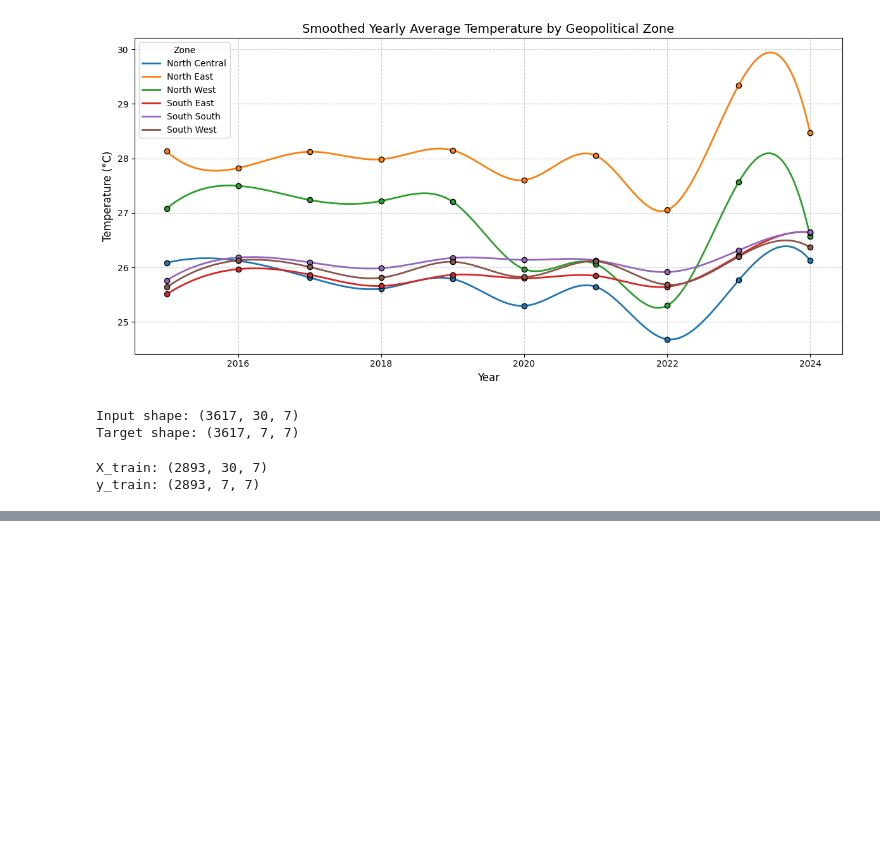
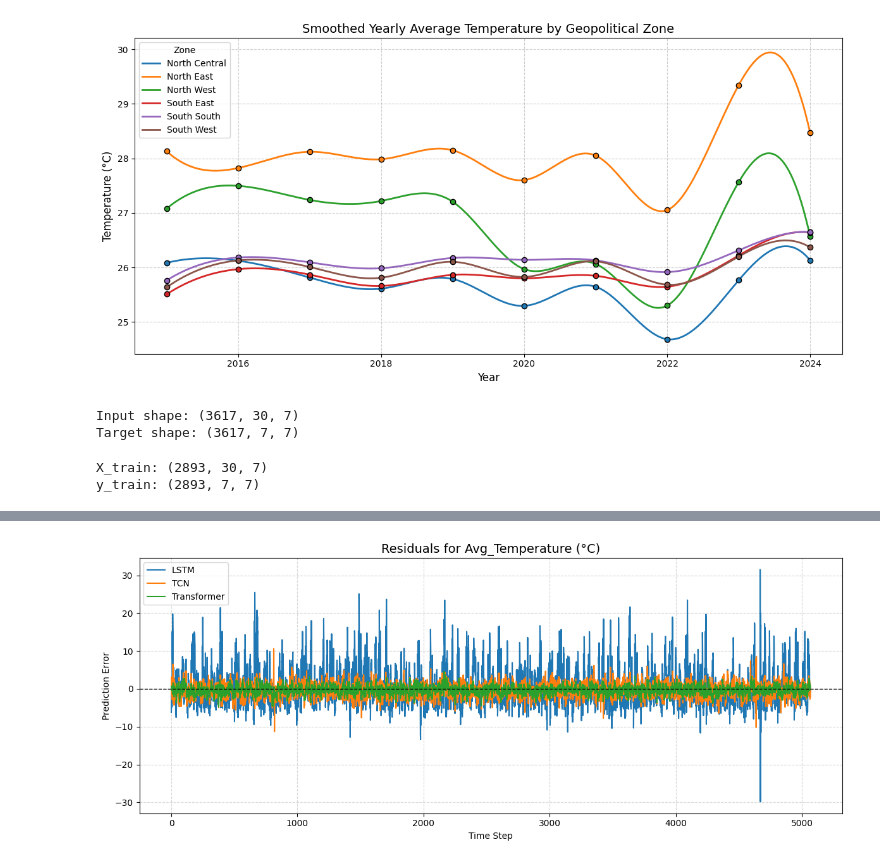
Before and after one commit to smatralph/Exchange-Rate-Forecasting-Using-TBATS-Model, a Jupyter notebook: weather-prediction.ipynb, the cells around one changed output, grey strips where cells are left out. Cells and saved outputs as stored; diff of their text form; code cells hidden in the pictures; blank space fills up the shorter version.

Commit message:
Kaggle Notebook | Weather Prediction | Version 2

```diff
--- a/weather-prediction.ipynb
+++ b/weather-prediction.ipynb
@@ -750,0 +816,9 @@ plot_model(model_tf, show_shapes=True, show_layer_names=True)
+# %%
+# LSTM
+y_pred_lstm = model.predict(X_test)
+
+# TCN
+y_pred_tcn = model_tcn.predict(X_test)
+
+# Transformer
+y_pred_tf = model_tf.predict(X_test)
@@ -750,0 +829,23 @@ plot_model(model_tf, show_shapes=True, show_layer_names=True)
+# %%
+import matplotlib.pyplot as plt
+
+def plot_residuals(y_true, y_pred, model_name, var_index=0, var_label="Avg_Temperature (°C)"):
+    residuals = y_true[:, :, var_index] - y_pred[:, :, var_index]
+    plt.plot(residuals.flatten(), label=model_name, linewidth=1.5)
+
+plt.figure(figsize=(12, 5))
+
+plot_residuals(y_test, y_pred_lstm, "LSTM")
+plot_residuals(y_test, y_pred_tcn, "TCN")
+plot_residuals(y_test, y_pred_tf, "Transformer")
+
+plt.axhline(0, color='black', linestyle='--', linewidth=1)
+plt.title("Residuals for Avg_Temperature (°C)", fontsize=14)
+plt.xlabel("Time Step")
+plt.ylabel("Prediction Error")
+plt.legend()
+plt.grid(True, linestyle='--', alpha=0.5)
+plt.tight_layout()
+plt.show()
+# %% [output]
+[figure, added]
```
Also changed, not shown: parts of 26 cells of this notebook.
